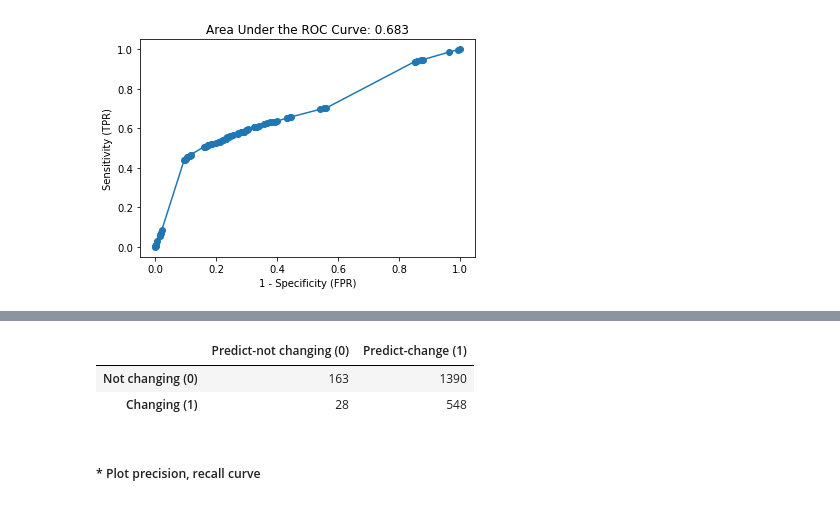
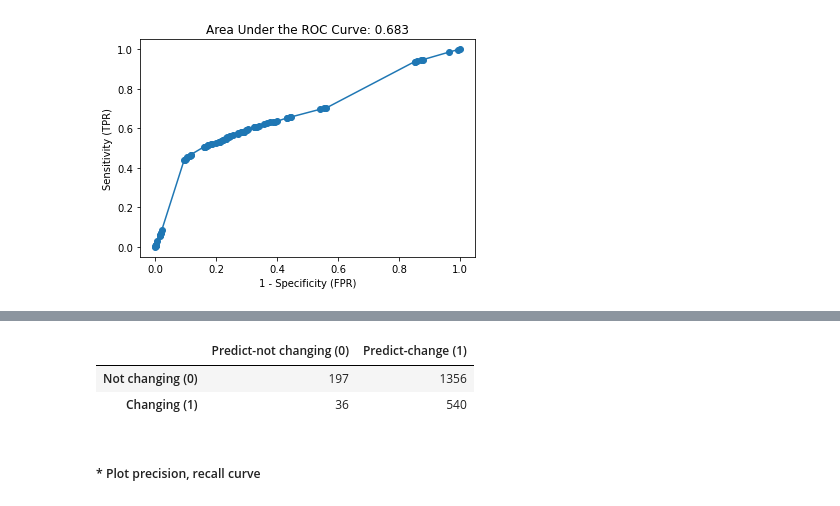
Before and after one commit to katiehuang1221/HR-Analytics-Predict-Who-Will-Leave-The-Job, a Jupyter notebook: notebook/02_EDA.ipynb, the cells around one changed output, grey strips where cells are left out. Cells and saved outputs as stored; diff of their text form; code cells hidden in the pictures.

```diff
--- a/notebook/02_EDA.ipynb
+++ b/notebook/02_EDA.ipynb
@@ -215,14 +216,14 @@ thresholds[mask].max()
 # %%
-preds_low_th = (lm_2.predict_proba(X_test)[:, 1] >= 0.139)
+preds_low_th = (lm_2.predict_proba(X_test)[:, 1] >= 0.141)
 
 # Threshold = 0.146
 pd.DataFrame(confusion_matrix(df_test['target'], preds_low_th),\
              columns=['Predict-not changing (0)','Predict-change (1)'],\
             index=['Not changing (0)','Changing (1)'])
 # %% [output]
 |  | Predict-not changing (0) | Predict-change (1) |
-| Not changing (0) | 163 | 1390 |
-| Changing (1) | 28 | 548 |
+| Not changing (0) | 197 | 1356 |
+| Changing (1) | 36 | 540 |
 # %% [markdown]
 ##### * Plot precision, recall curve
 # %%
```
Also changed, not shown: parts of 12 cells of this notebook, 1 other file.
